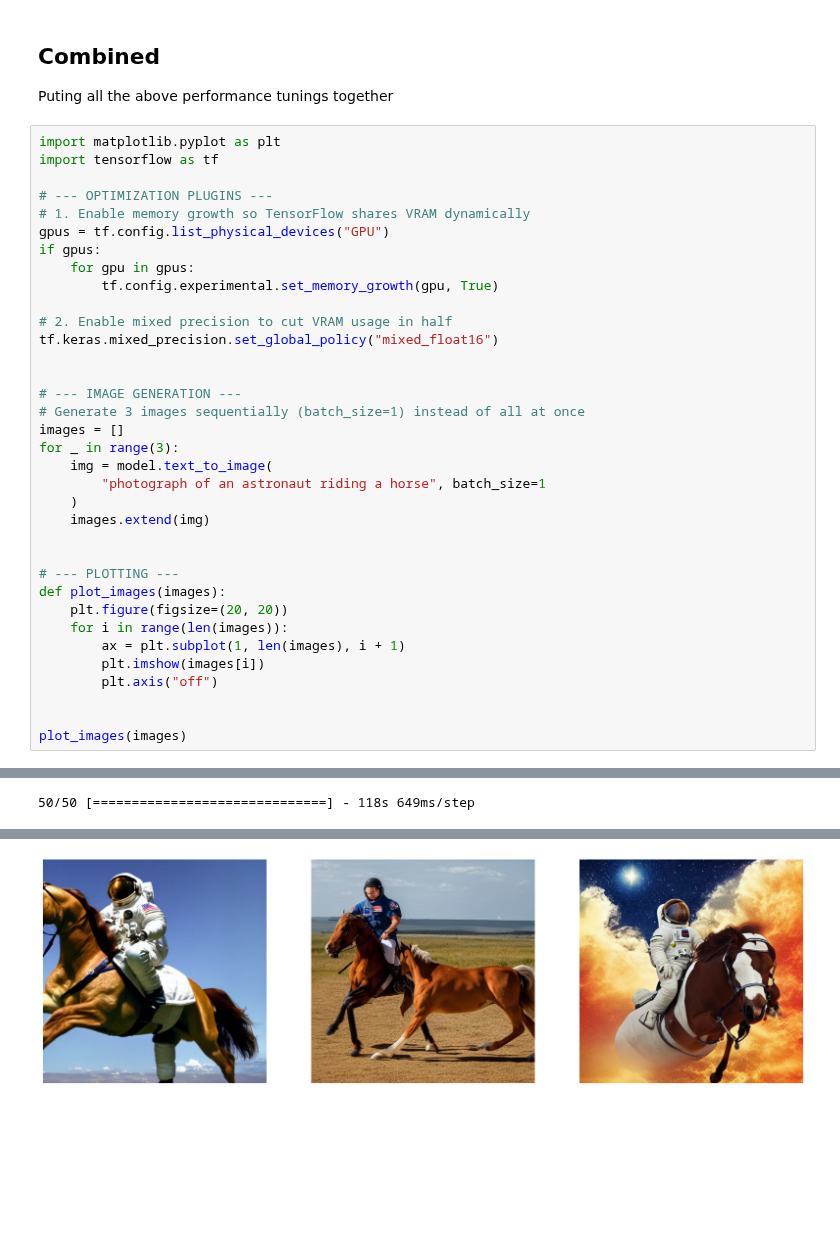
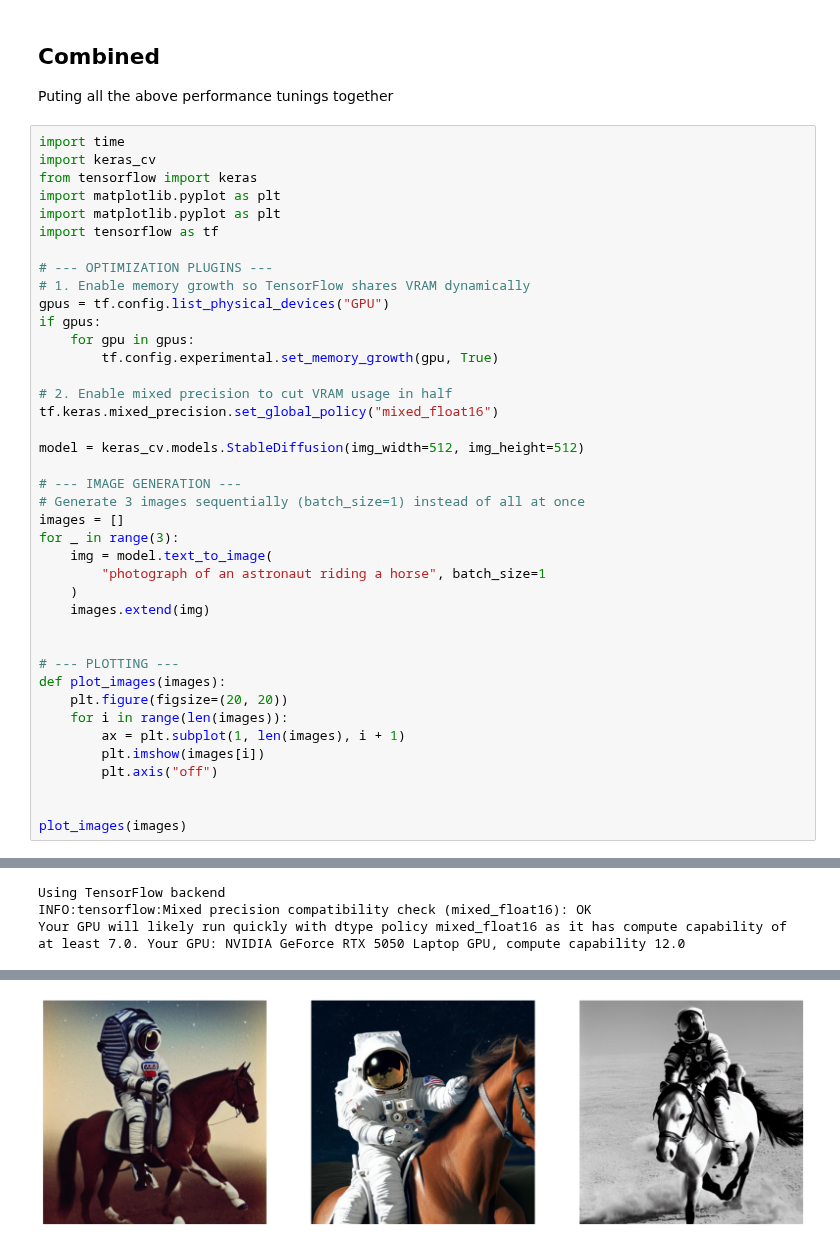
Before and after one commit to rphukan/machine-learning-samples, a Jupyter notebook: notebooks/stable_diffiusion.ipynb, the cells around one changed output, grey strips where cells are left out. Drawn from its saved outputs; the diff is of its cells as text; blank space fills up the shorter version.

Commit message:
updated stable diffiusion

```diff
--- a/notebooks/stable_diffiusion.ipynb
+++ b/notebooks/stable_diffiusion.ipynb
@@ -119,6 +119,10 @@ Running a batch size of 3 means the model is trying to generate three separate h
 ## Combined
 Puting all the above performance tunings together
 # %%
+import time
+import keras_cv
+from tensorflow import keras
+import matplotlib.pyplot as plt
 import matplotlib.pyplot as plt
 import tensorflow as tf
 
@@ -132,6 +136,7 @@ if gpus:
 # 2. Enable mixed precision to cut VRAM usage in half
 tf.keras.mixed_precision.set_global_policy("mixed_float16")
 
+model = keras_cv.models.StableDiffusion(img_width=512, img_height=512)
 
 # --- IMAGE GENERATION ---
 # Generate 3 images sequentially (batch_size=1) instead of all at once
@@ -172 +169,3 @@ Trying algorithm eng0{} for conv (f16[1,64,64,640]{3,2,1,0}, u8[0]{0}) custom-ca
-50/50 [==============================] - 118s 649ms/step
+Using TensorFlow backend
+INFO:tensorflow:Mixed precision compatibility check (mixed_float16): OK
+Your GPU will likely run quickly with dtype policy mixed_float16 as it has compute capability of at least 7.0. Your GPU: NVIDIA GeForce RTX 5050 Laptop GPU, compute capability 12.0
@@ -192 +227 @@ Trying algorithm eng0{} for conv (f16[1,512,512,128]{3,2,1,0}, u8[0]{0}) custom-
-[figure, old version]
+[figure, new version]
```
Also changed, not shown: parts of 1 cell of this notebook, 2 other files.
